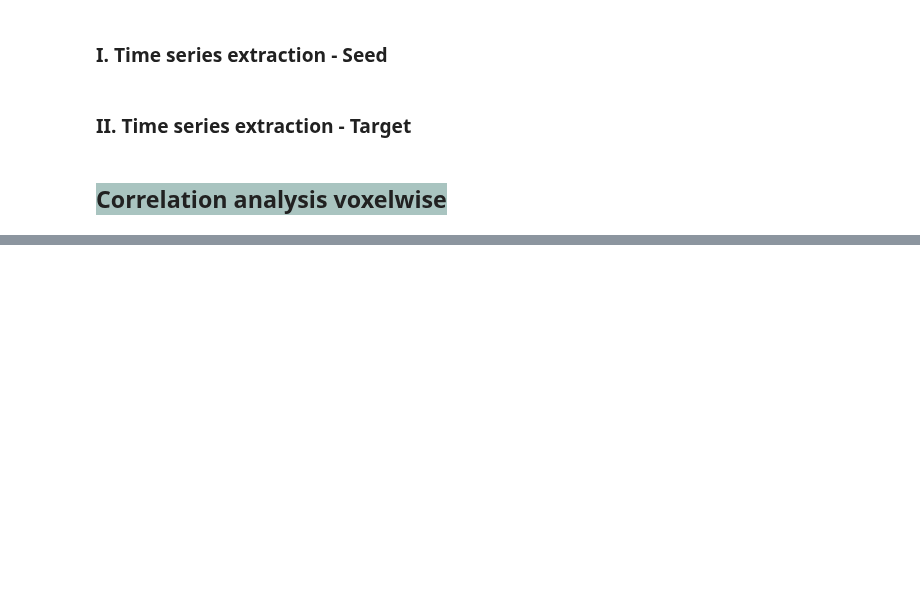
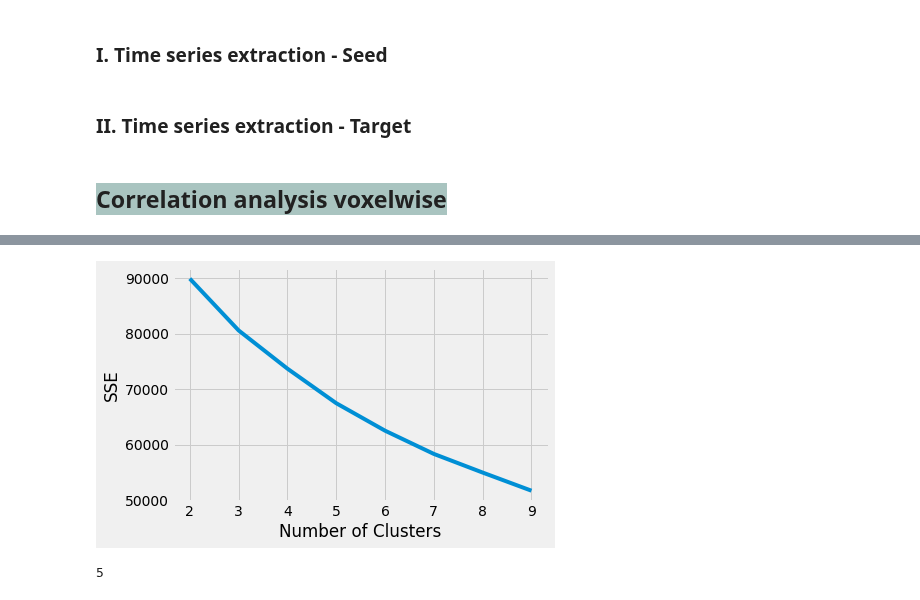
Before and after one commit to NawalK/hc_project_analyses, a Jupyter notebook: notebook/seed_to_voxels_NK_voxelwise-Copy1.ipynb, the cells around one changed output, grey strips where cells are left out. Cells and saved outputs as stored; diff of their text form; code cells hidden in the pictures; blank space fills up the shorter version.

```diff
--- a/notebook/seed_to_voxels_NK_voxelwise-Copy1.ipynb
+++ b/notebook/seed_to_voxels_NK_voxelwise-Copy1.ipynb
@@ -113,0 +115,3 @@ NameError: name 'output_img' is not defined
+# %%
+# Take the mean over subjects
+mean_connectivity = np.squeeze(np.mean(connectivity,axis=1))
@@ -113,0 +126,3 @@ NameError: name 'output_img' is not defined
+# %%
+clustering = KMeans(n_clusters=4,init='k-means++',n_init=10,max_iter=100)
+clustering.fit(mean_connectivity)
@@ -113,0 +148,34 @@ NameError: name 'output_img' is not defined
+# %%
+kmeans_kwargs = {
+     "init": "k-means++",
+     "n_init": 100,
+     "max_iter": 300,
+     }
+# %%
+
+sse = []
+silhouette_coefficients = []
+
+
+for k in range(2,10):
+    kmeans = KMeans(n_clusters=k,**kmeans_kwargs)
+    kmeans.fit(mean_connectivity)
+    sse.append(kmeans.inertia_)
+    score = silhouette_score(mean_connectivity, kmeans.labels_)
+    silhouette_coefficients.append(score)
+# %%
+plt.plot(range(2, 10), sse)
+plt.xticks(range(2, 10))
+plt.xlabel("Number of Clusters")
+plt.ylabel("SSE")
+plt.show()
+# %% [output]
+[figure, added]
+# %%
+kl = KneeLocator(
+    range(2, 10), sse, curve="convex", direction="decreasing"
+)
+
+kl.elbow
+# %% [output]
+5
```
Also changed, not shown: parts of 19 cells of this notebook, 3 other files.
